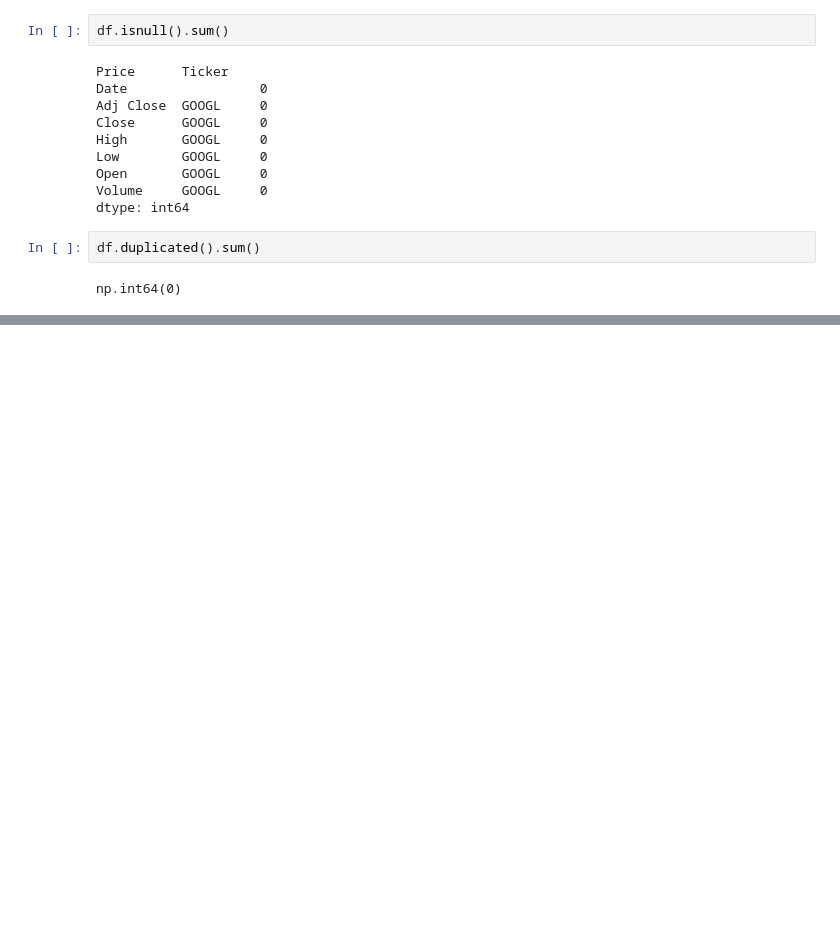
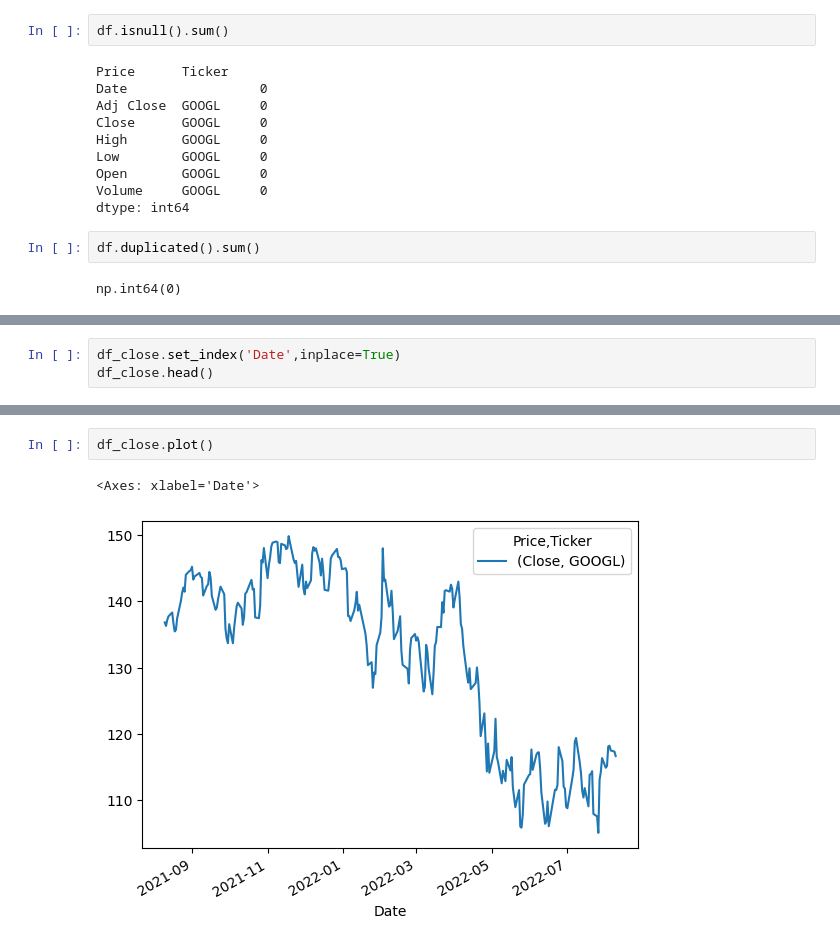
Before and after one commit to Prerana-walvekar/Python, a Jupyter notebook: Stock-market-ARIMA.ipynb, the cells around one changed output, grey strips where cells are left out. Cells and saved outputs as stored; diff of their text form; blank space fills up the shorter version.

```diff
--- a/Stock-market-ARIMA.ipynb
+++ b/Stock-market-ARIMA.ipynb
@@ -122,0 +122,3 @@ df_close.shape
+# %%
+df_close.set_index('Date',inplace=True)
+df_close.head()
@@ -122,0 +147,5 @@ df_close.shape
+# %%
+df_close.plot()
+# %% [output]
+<Axes: xlabel='Date'>
+[figure, added]
```
Also changed, not shown: parts of 16 cells of this notebook, 2 other files.
